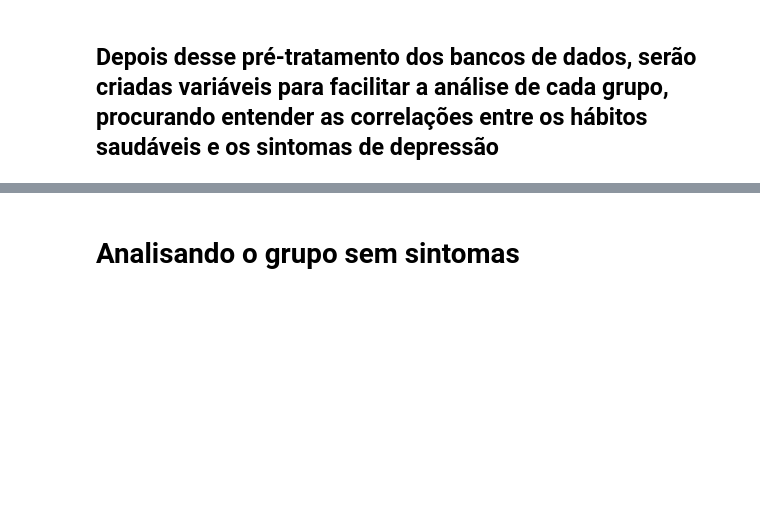
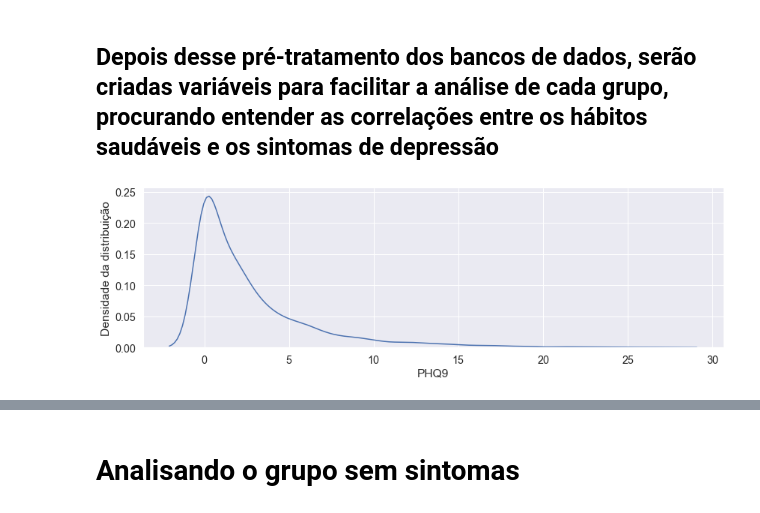
Before and after one commit to feelnin/desafio-inferencia-Tera, a Jupyter notebook: desafioinferencia.ipynb, the cells around one changed output, grey strips where cells are left out. Cells and saved outputs as stored; diff of their text form; code cells hidden in the pictures; blank space fills up the shorter version.

```diff
--- a/desafioinferencia.ipynb
+++ b/desafioinferencia.ipynb
@@ -478,6 +478,22 @@ sns.boxplot(SEQN_A1['PHQ9'])
 [figure]
 # %% [markdown]
 ## Depois desse pré-tratamento dos bancos de dados, serão criadas variáveis para facilitar a análise de cada grupo, procurando entender as correlações entre os hábitos saudáveis e os sintomas de depressão
+# %%
+# Observar a densidade da distribuição em relação ao escore de depressão
+sns.set(font_scale = 1.3) # Para aumentar o tamanho da fonte
+coluna = 'PHQ9' # Coluna a ser representada
+
+# Instanciando o Displot. Só precisamos da coluna que queremos representar
+sns.displot(
+    SEQN_A1[coluna], #Dados a serem representados. Selecionamos apenas a coluna de interesse
+    height=4, # Altura em polegadas do gráfico
+    aspect=3, # Proporção entre largura e altura do gráfico. Números > 1 representam retâgulos mais 'deitados'
+    kind='kde' # Distribuição contínua,
+)
+plt.ylabel('Densidade da distribuição')
+plt.show()
+# %% [output]
+[figure, new version]
 # %%
 # Optou-se também por trocar o nome das colunas RIAGENDR, RIDAGEYR, INDFMINC
 SEQN_A1.rename(columns={'RIAGENDR': 'GÊNERO', 'RIDAGEYR': 'IDADE', 'INDFMINC': 'RENDA', 'DMDEDUC': 'ESCOLARIDADE',
```
Also changed, not shown: parts of 10 cells of this notebook.
